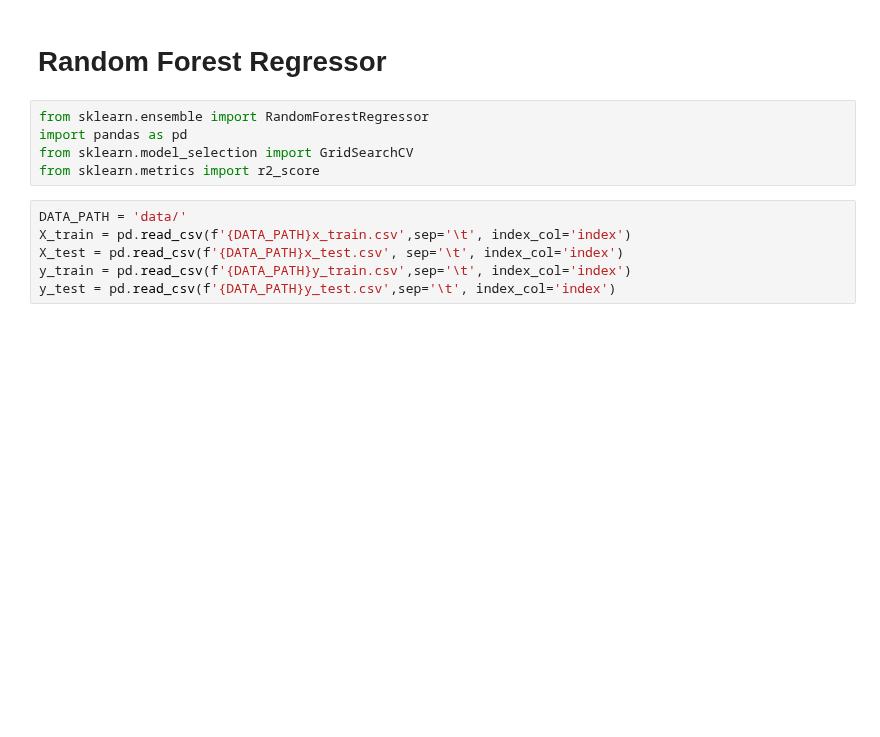
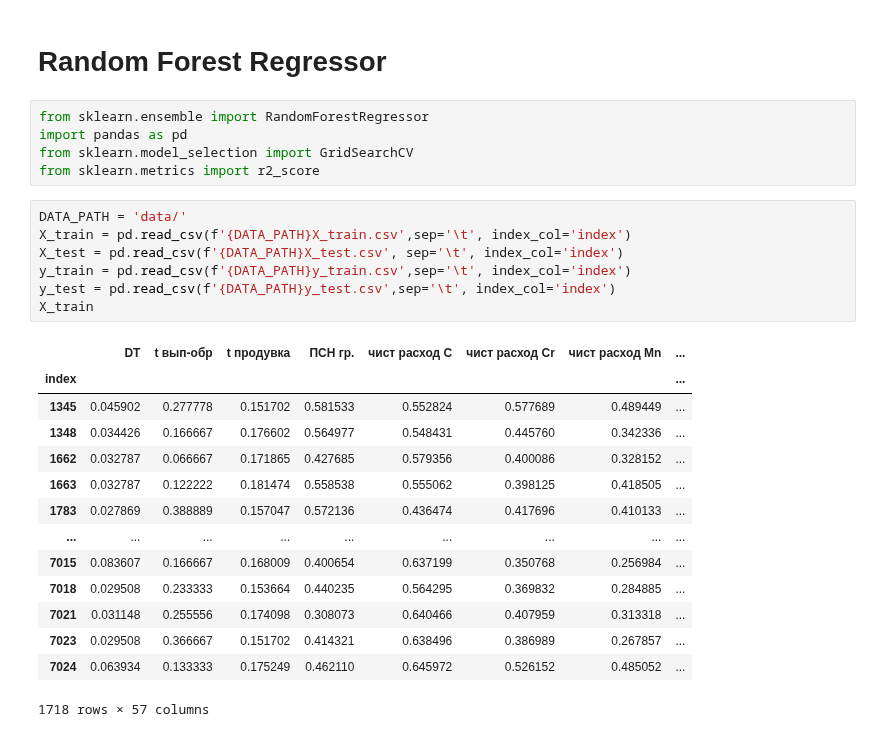
Before and after one commit to OnlyOneUseAcc/Evraz-SCC-prediction, a Jupyter notebook: RFR.ipynb, the cells around one changed output. Cells and saved outputs as stored; diff of their text form; blank space fills up the shorter version.

```diff
--- a/RFR.ipynb
+++ b/RFR.ipynb
@@ -7,10 +7,26 @@ from sklearn.model_selection import GridSearchCV
 from sklearn.metrics import r2_score
 # %%
 DATA_PATH = 'data/'
-X_train = pd.read_csv(f'{DATA_PATH}x_train.csv',sep='\t', index_col='index')
-X_test = pd.read_csv(f'{DATA_PATH}x_test.csv', sep='\t', index_col='index')
+X_train = pd.read_csv(f'{DATA_PATH}X_train.csv',sep='\t', index_col='index')
+X_test = pd.read_csv(f'{DATA_PATH}X_test.csv', sep='\t', index_col='index')
 y_train = pd.read_csv(f'{DATA_PATH}y_train.csv',sep='\t', index_col='index')
 y_test = pd.read_csv(f'{DATA_PATH}y_test.csv',sep='\t', index_col='index')
+X_train
+# %% [output]
+|  | DT | t вып-обр | t продувка | ПСН гр. | чист расход C | чист расход Cr | чист расход Mn | ... |
+| index |  |  |  |  |  |  |  | ... |
+| 1345 | 0.045902 | 0.277778 | 0.151702 | 0.581533 | 0.552824 | 0.577689 | 0.489449 | ... |
+| 1348 | 0.034426 | 0.166667 | 0.176602 | 0.564977 | 0.548431 | 0.445760 | 0.342336 | ... |
+| 1662 | 0.032787 | 0.066667 | 0.171865 | 0.427685 | 0.579356 | 0.400086 | 0.328152 | ... |
+| 1663 | 0.032787 | 0.122222 | 0.181474 | 0.558538 | 0.555062 | 0.398125 | 0.418505 | ... |
+| 1783 | 0.027869 | 0.388889 | 0.157047 | 0.572136 | 0.436474 | 0.417696 | 0.410133 | ... |
+| ... | ... | ... | ... | ... | ... | ... | ... | ... |
+| 7015 | 0.083607 | 0.166667 | 0.168009 | 0.400654 | 0.637199 | 0.350768 | 0.256984 | ... |
+| 7018 | 0.029508 | 0.233333 | 0.153664 | 0.440235 | 0.564295 | 0.369832 | 0.284885 | ... |
+| 7021 | 0.031148 | 0.255556 | 0.174098 | 0.308073 | 0.640466 | 0.407959 | 0.313318 | ... |
+| 7023 | 0.029508 | 0.366667 | 0.151702 | 0.414321 | 0.638496 | 0.386989 | 0.267857 | ... |
+| 7024 | 0.063934 | 0.133333 | 0.175249 | 0.462110 | 0.645972 | 0.526152 | 0.485052 | ... |
+1718 rows × 57 columns
 # %%
 rfr = RandomForestRegressor(random_state=42)
 param_grid = {
```
Also changed, not shown: parts of 3 cells of this notebook, 1 other file.
